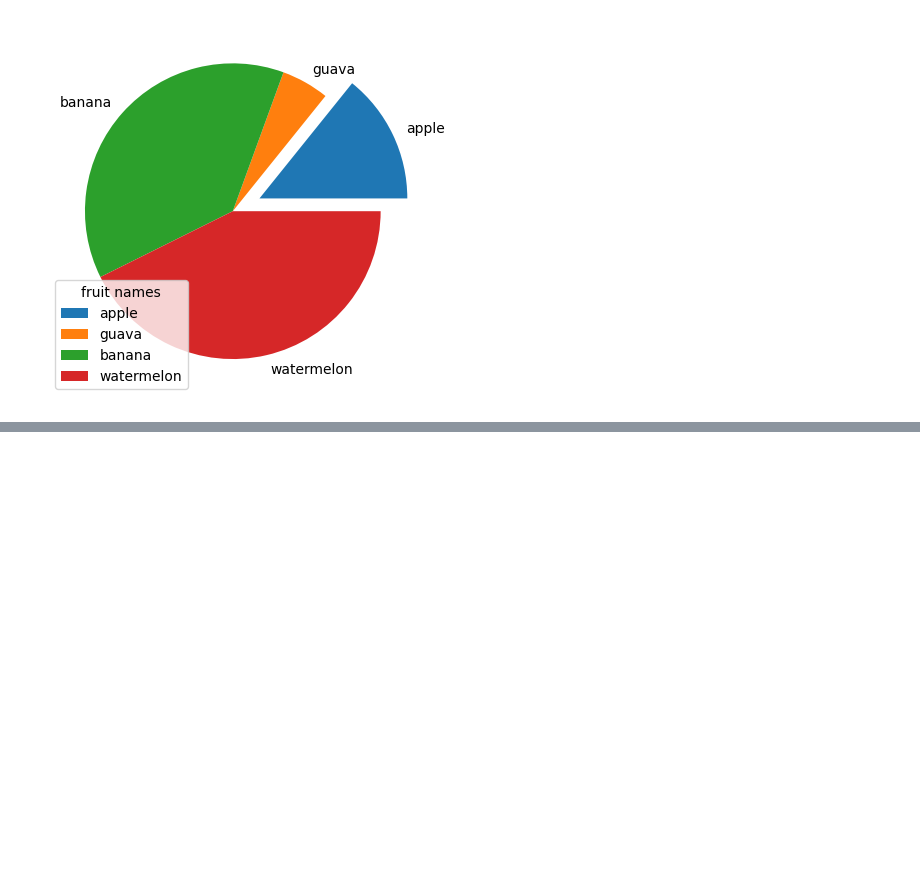
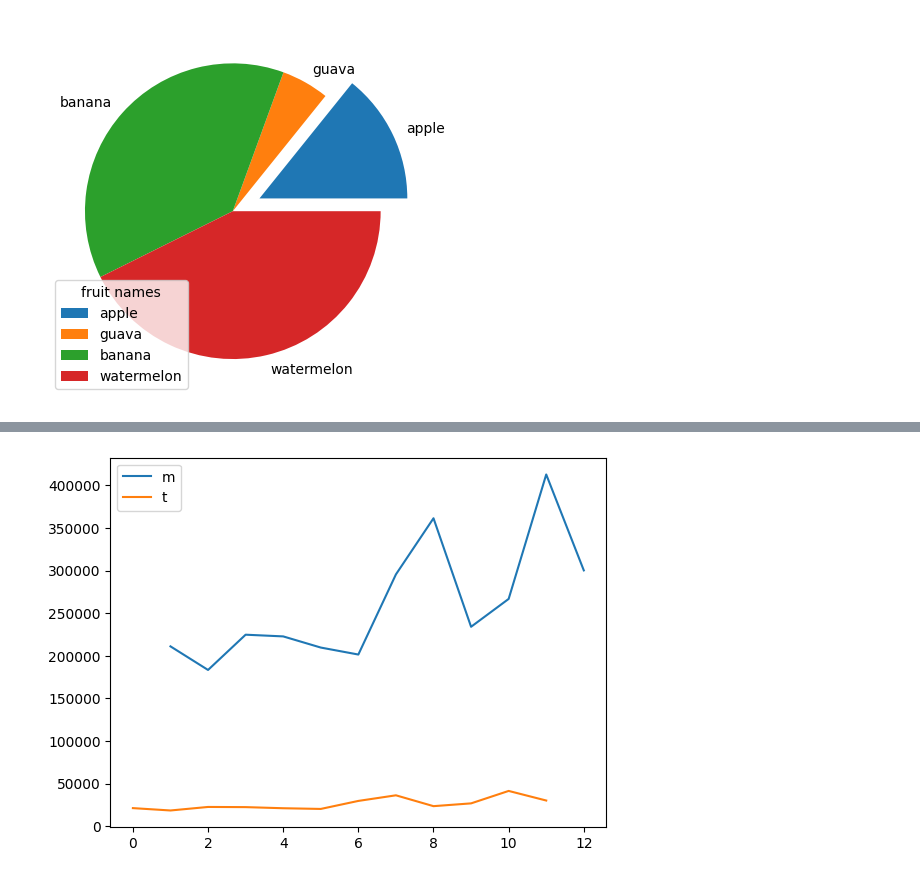
Before and after one commit to sachin09999/data-science, a Jupyter notebook: matplotlib/matplot.ipynb, the cells around one changed output, grey strips where cells are left out. Saved outputs shown, nothing was run; the diff lists cells and outputs as text; code cells hidden in the pictures; blank space fills up the shorter version.

```diff
--- a/matplotlib/matplot.ipynb
+++ b/matplotlib/matplot.ipynb
@@ -205,0 +215,8 @@ plt.show()
+# %%
+data = pd.read_csv('company_sales_data.csv')
+plt.plot(data['month_number'],data['total_profit'])
+plt.plot(data['total_units'])
+plt.legend("mt")
+plt.show()
+# %% [output]
+[figure, added]
```
Also changed, not shown: parts of 5 cells of this notebook, 2 other files.
